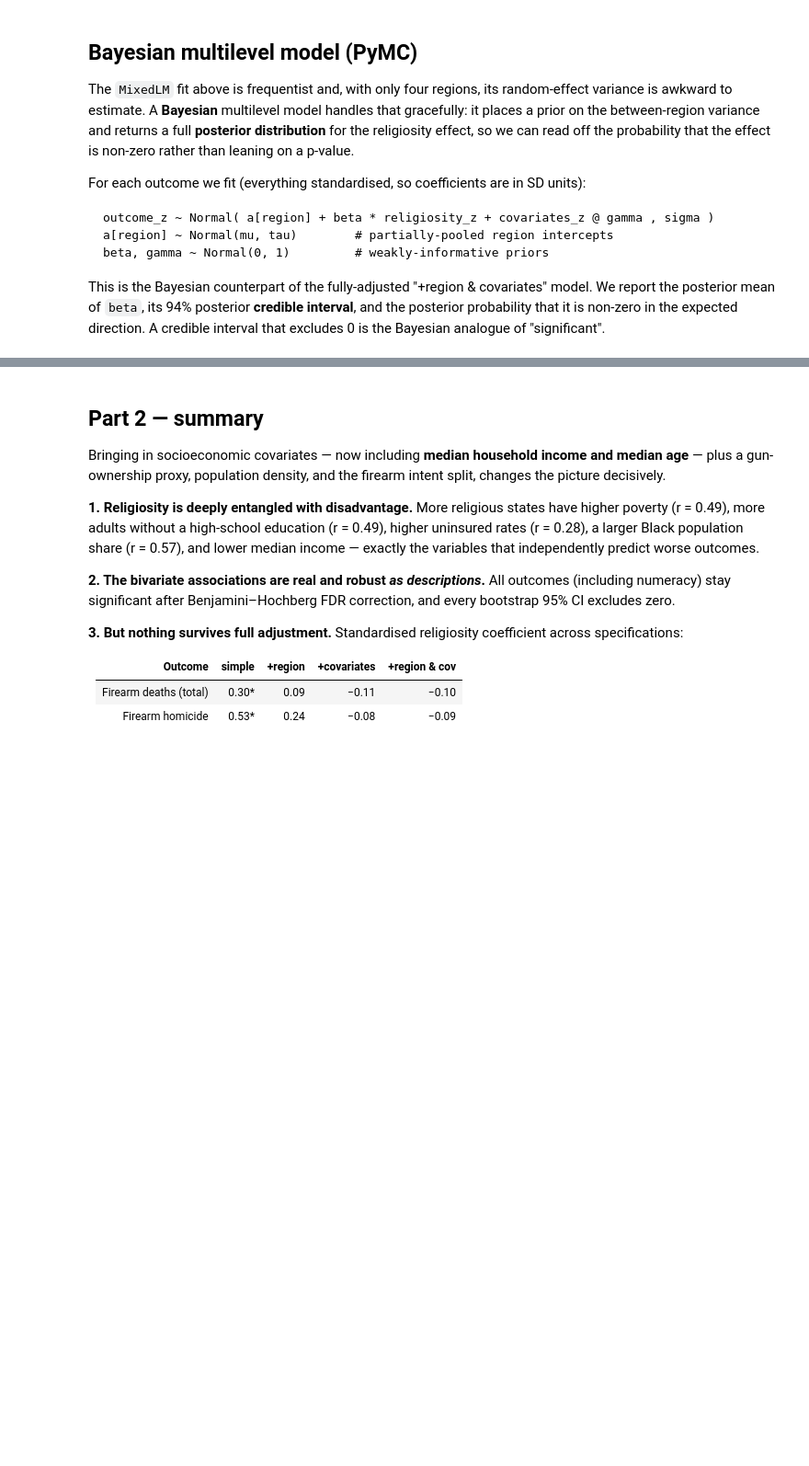
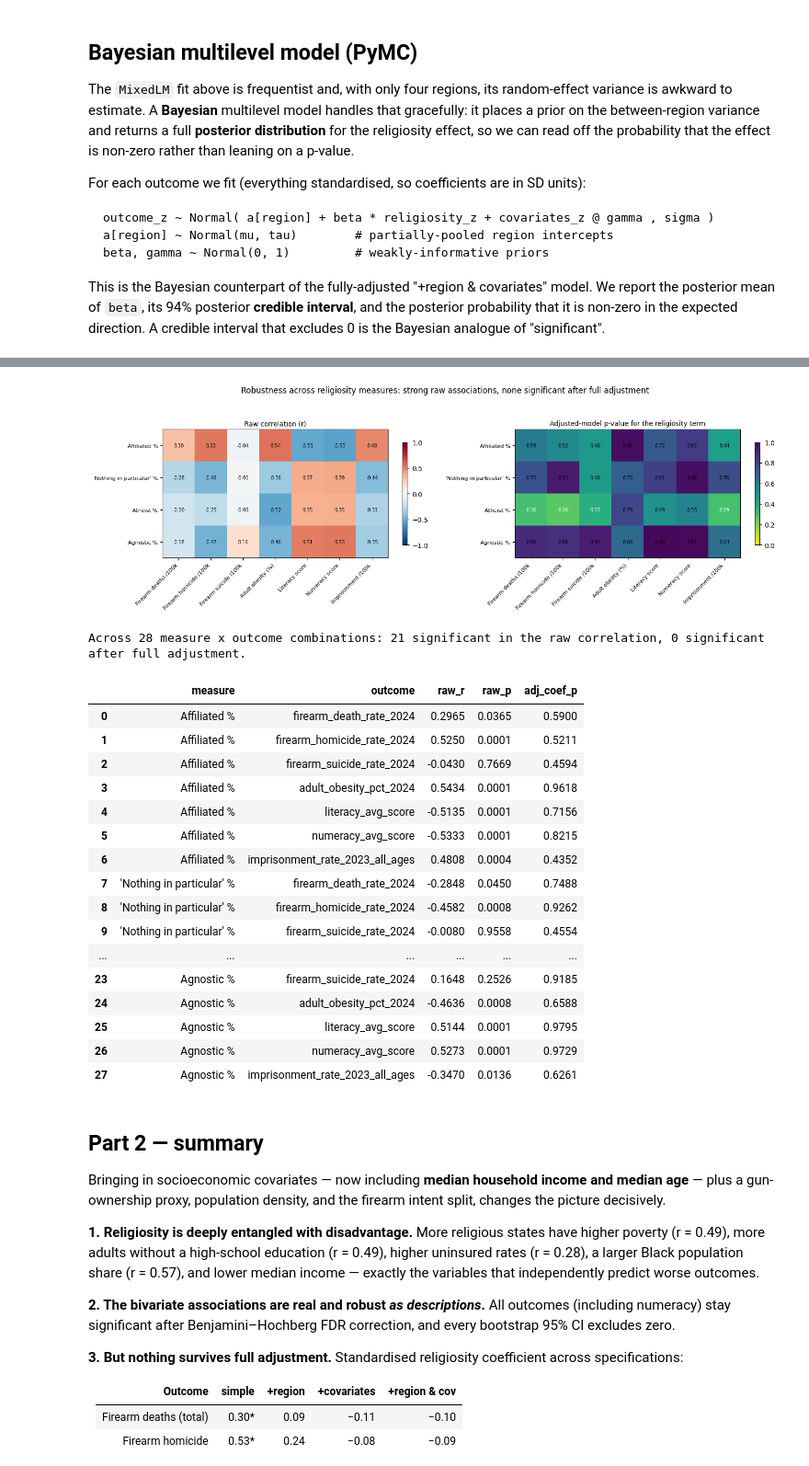
Before and after one commit to DiogoRibeiro7/religiosity-us-outcomes, a Jupyter notebook: notebooks/03_analyse_religiosity_outcomes.ipynb, the cells around one changed output, grey strips where cells are left out. Shown at 92% size. Saved outputs shown, nothing was run; the diff lists cells and outputs as text; code cells hidden in the pictures; blank space fills up the shorter version.

```diff
--- a/notebooks/03_analyse_religiosity_outcomes.ipynb
+++ b/notebooks/03_analyse_religiosity_outcomes.ipynb
@@ -1039,3 +1049,77 @@ We recommend running at least 4 chains for robust computation of convergence dia
+# %%
+MEASURES = {
+    "religiously_affiliated_pct": "Affiliated %",
+    "nothing_in_particular_pct": "'Nothing in particular' %",
+    "atheist_pct": "Atheist %",
+    "agnostic_pct": "Agnostic %",
+}
+
+rob_rows = []
+for mvar, mlabel in MEASURES.items():
+    for o in EXT_OUTCOMES:
+        sub = panel[[o, mvar, "census_region"] + CONTROLS].dropna()
+        r, rp = st.pearsonr(sub[mvar], sub[o])
+        rhs = f"{mvar} + C(census_region) + " + " + ".join(CONTROLS)
+        m = smf.ols(f"{o} ~ {rhs}", data=sub).fit(cov_type="HC3")
+        rob_rows.append({
+            "measure": mlabel, "outcome": o,
+            "raw_r": r, "raw_p": rp, "adj_coef_p": float(m.pvalues[mvar]),
+        })
+rob = pd.DataFrame(rob_rows)
+rob.to_csv(TABLES_DIR / "robustness_measures.csv", index=False)
+
+measures = list(MEASURES.values())
+outs = EXT_OUTCOMES
+fig, axes = plt.subplots(1, 2, figsize=(15, 4.6))
+panels = [
+    ("raw_r", "Raw correlation (r)", -1, 1, "RdBu_r"),
+    ("adj_coef_p", "Adjusted-model p-value for the religiosity term", 0, 1, "viridis_r"),
+]
+for ax, (col, title, vmin, vmax, cmap) in zip(axes, panels):
+    M = np.array([[rob[(rob["measure"] == m) & (rob["outcome"] == o)][col].iloc[0] for o in outs] for m in measures])
+    im = ax.imshow(M, aspect="auto", cmap=cmap, vmin=vmin, vmax=vmax)
+    ax.set_xticks(range(len(outs)))
+    ax.set_xticklabels([LABELS.get(o, o) for o in outs], rotation=45, ha="right", fontsize=8)
+    ax.set_yticks(range(len(measures)))
+    ax.set_yticklabels(measures, fontsize=8)
+    for i in range(len(measures)):
+        for j in range(len(outs)):
+            light = (col == "adj_coef_p" and M[i, j] < 0.4) or (col == "raw_r" and abs(M[i, j]) > 0.6)
+            ax.text(j, i, f"{M[i, j]:.2f}", ha="center", va="center", fontsize=7,
+                    color="white" if light else "black")
+    ax.set_title(title, fontsize=10)
+    fig.colorbar(im, ax=ax, shrink=0.8)
+fig.suptitle("Robustness across religiosity measures: strong raw associations, none significant after full adjustment",
+             y=1.05, fontsize=12)
+fig.tight_layout()
+fig.savefig(FIGURES_DIR / "robustness_measures.png", dpi=150, bbox_inches="tight")
+plt.show()
+
+sig_raw = int((rob["raw_p"] < 0.05).sum())
+sig_adj = int((rob["adj_coef_p"] < 0.05).sum())
+print(f"Across {len(rob)} measure x outcome combinations: "
+      f"{sig_raw} significant in the raw correlation, {sig_adj} significant after full adjustment.")
+rob.round(4)
+# %% [output]
+[figure, added]
+Across 28 measure x outcome combinations: 21 significant in the raw correlation, 0 significant after full adjustment.
+|  | measure | outcome | raw_r | raw_p | adj_coef_p |
+| 0 | Affiliated % | firearm_death_rate_2024 | 0.2965 | 0.0365 | 0.5900 |
+| 1 | Affiliated % | firearm_homicide_rate_2024 | 0.5250 | 0.0001 | 0.5211 |
+| 2 | Affiliated % | firearm_suicide_rate_2024 | -0.0430 | 0.7669 | 0.4594 |
+| 3 | Affiliated % | adult_obesity_pct_2024 | 0.5434 | 0.0001 | 0.9618 |
+| 4 | Affiliated % | literacy_avg_score | -0.5135 | 0.0001 | 0.7156 |
+| 5 | Affiliated % | numeracy_avg_score | -0.5333 | 0.0001 | 0.8215 |
+| 6 | Affiliated % | imprisonment_rate_2023_all_ages | 0.4808 | 0.0004 | 0.4352 |
+| 7 | 'Nothing in particular' % | firearm_death_rate_2024 | -0.2848 | 0.0450 | 0.7488 |
+| 8 | 'Nothing in particular' % | firearm_homicide_rate_2024 | -0.4582 | 0.0008 | 0.9262 |
+| 9 | 'Nothing in particular' % | firearm_suicide_rate_2024 | -0.0080 | 0.9558 | 0.4554 |
+| ... | ... | ... | ... | ... | ... |
+| 23 | Agnostic % | firearm_suicide_rate_2024 | 0.1648 | 0.2526 | 0.9185 |
+| 24 | Agnostic % | adult_obesity_pct_2024 | -0.4636 | 0.0008 | 0.6588 |
+| 25 | Agnostic % | literacy_avg_score | 0.5144 | 0.0001 | 0.9795 |
+| 26 | Agnostic % | numeracy_avg_score | 0.5273 | 0.0001 | 0.9729 |
+| 27 | Agnostic % | imprisonment_rate_2023_all_ages | -0.3470 | 0.0136 | 0.6261 |
 # %% [markdown]
 ## Part 2 — summary
 
```
Also changed, not shown: parts of 3 cells of this notebook, 4 other files.
